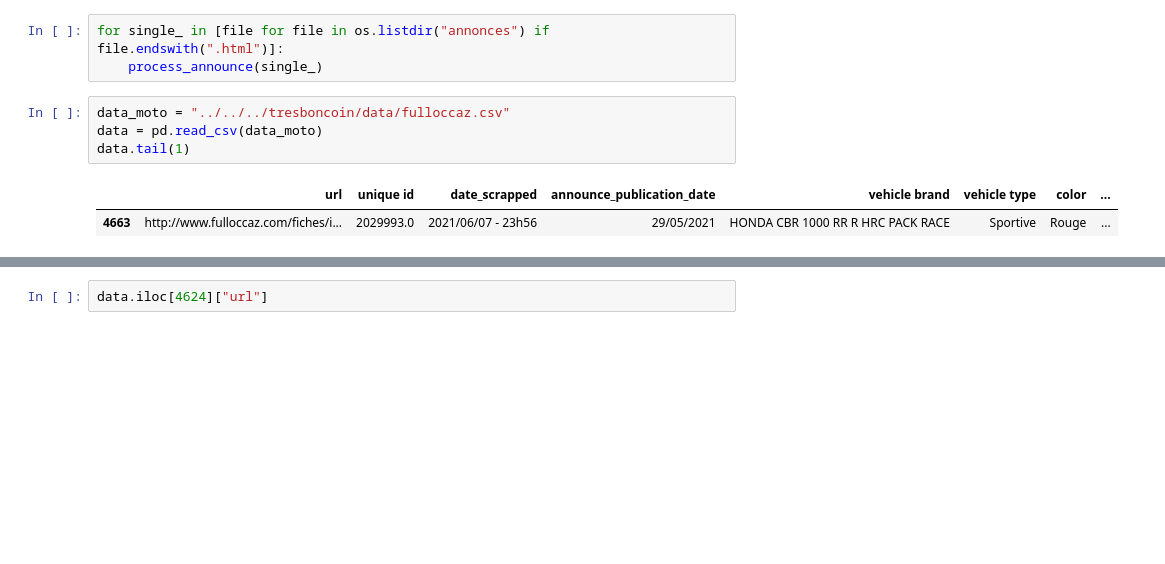
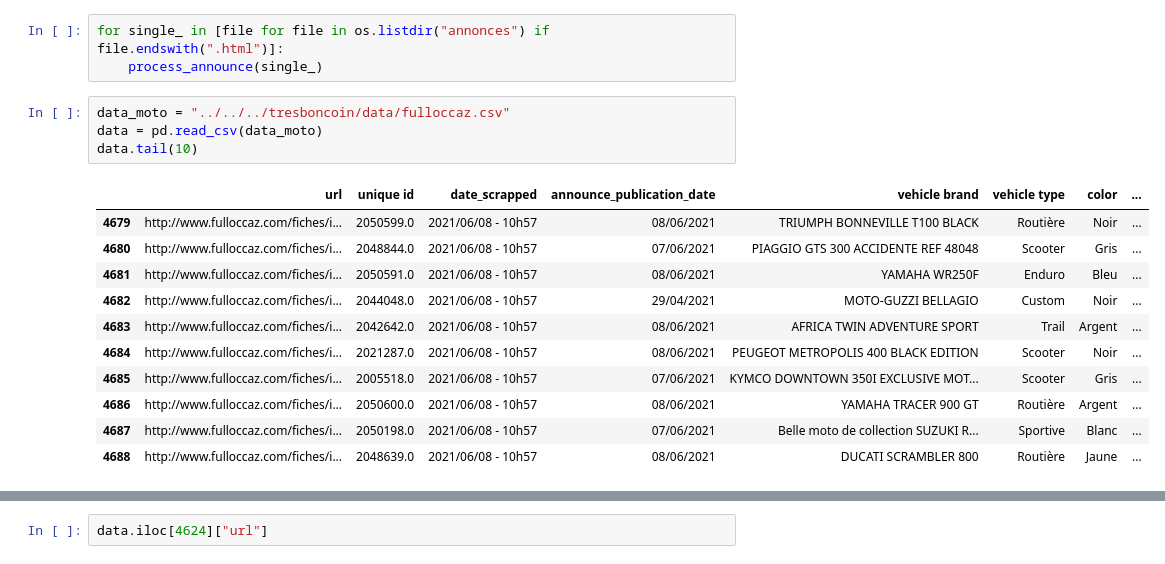
Before and after one commit to AnthonyDF/tresboncoin, a Jupyter notebook: notebooks/victor/fulloccaz/fulloccaz.ipynb, the cells around one changed output, grey strips where cells are left out. Drawn from its saved outputs; the diff is of its cells as text; blank space fills up the shorter version.

```diff
--- a/notebooks/victor/fulloccaz/fulloccaz.ipynb
+++ b/notebooks/victor/fulloccaz/fulloccaz.ipynb
@@ -1067,10 +1067,19 @@ for single_ in [file for file in os.listdir("annonces") if file.endswith(".html"
 # %%
 data_moto = "../../../tresboncoin/data/fulloccaz.csv"
 data = pd.read_csv(data_moto)
-data.tail(1)
+data.tail(10)
 # %% [output]
 |  | url | unique id | date_scrapped | announce_publication_date | vehicle brand | vehicle type | color | ... |
-| 4663 | http://www.fulloccaz.com/fiches/i... | 2029993.0 | 2021/06/07 - 23h56 | 29/05/2021 | HONDA CBR 1000 RR R HRC PACK RACE | Sportive | Rouge | ... |
+| 4679 | http://www.fulloccaz.com/fiches/i... | 2050599.0 | 2021/06/08 - 10h57 | 08/06/2021 | TRIUMPH BONNEVILLE T100 BLACK | Routière | Noir | ... |
+| 4680 | http://www.fulloccaz.com/fiches/i... | 2048844.0 | 2021/06/08 - 10h57 | 07/06/2021 | PIAGGIO GTS 300 ACCIDENTE REF 48048 | Scooter | Gris | ... |
+| 4681 | http://www.fulloccaz.com/fiches/i... | 2050591.0 | 2021/06/08 - 10h57 | 08/06/2021 | YAMAHA WR250F | Enduro | Bleu | ... |
+| 4682 | http://www.fulloccaz.com/fiches/i... | 2044048.0 | 2021/06/08 - 10h57 | 29/04/2021 | MOTO-GUZZI BELLAGIO | Custom | Noir | ... |
+| 4683 | http://www.fulloccaz.com/fiches/i... | 2042642.0 | 2021/06/08 - 10h57 | 08/06/2021 | AFRICA TWIN ADVENTURE SPORT | Trail | Argent | ... |
+| 4684 | http://www.fulloccaz.com/fiches/i... | 2021287.0 | 2021/06/08 - 10h57 | 08/06/2021 | PEUGEOT METROPOLIS 400 BLACK EDITION | Scooter | Noir | ... |
+| 4685 | http://www.fulloccaz.com/fiches/i... | 2005518.0 | 2021/06/08 - 10h57 | 07/06/2021 | KYMCO DOWNTOWN 350I EXCLUSIVE MOT... | Scooter | Gris | ... |
+| 4686 | http://www.fulloccaz.com/fiches/i... | 2050600.0 | 2021/06/08 - 10h57 | 08/06/2021 | YAMAHA TRACER 900 GT | Routière | Argent | ... |
+| 4687 | http://www.fulloccaz.com/fiches/i... | 2050198.0 | 2021/06/08 - 10h57 | 07/06/2021 | Belle moto de collection SUZUKI R... | Sportive | Blanc | ... |
+| 4688 | http://www.fulloccaz.com/fiches/i... | 2048639.0 | 2021/06/08 - 10h57 | 08/06/2021 | DUCATI SCRAMBLER 800 | Routière | Jaune | ... |
 # %%
 data.shape
 # %% [output]
```
Also changed, not shown: parts of 2 cells of this notebook.
